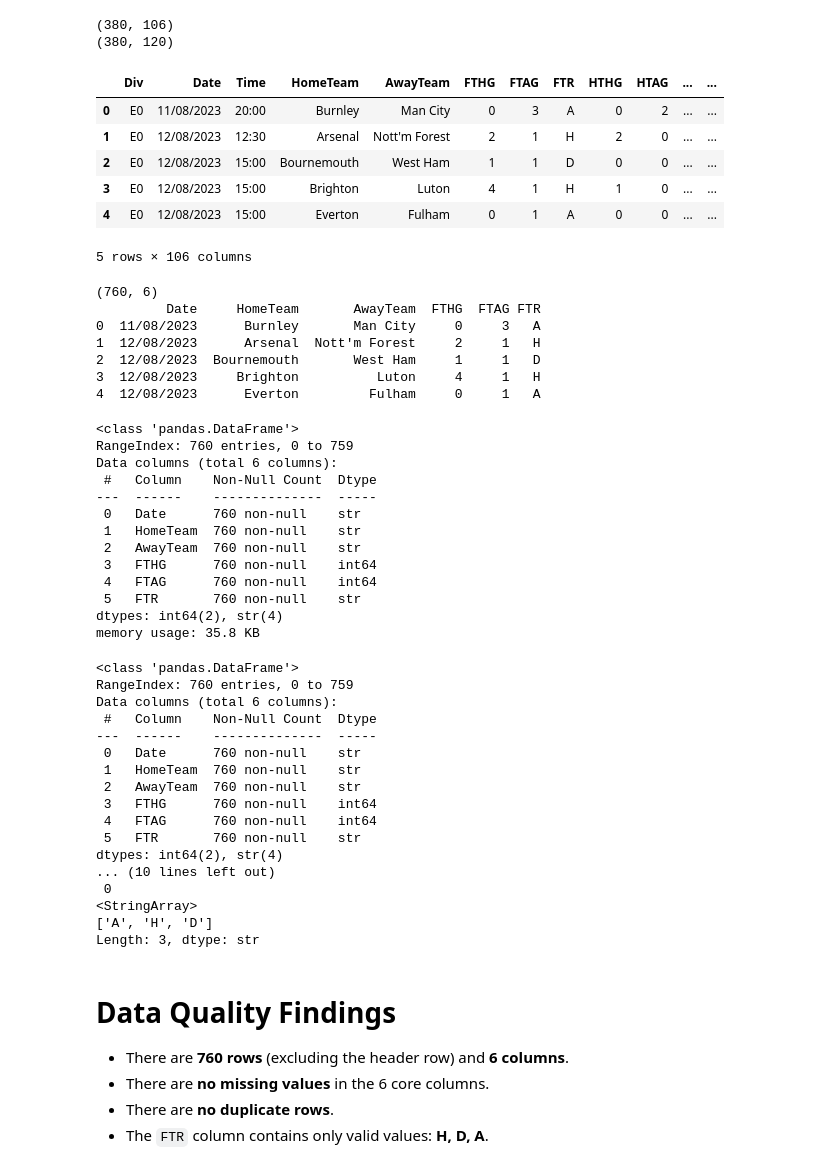
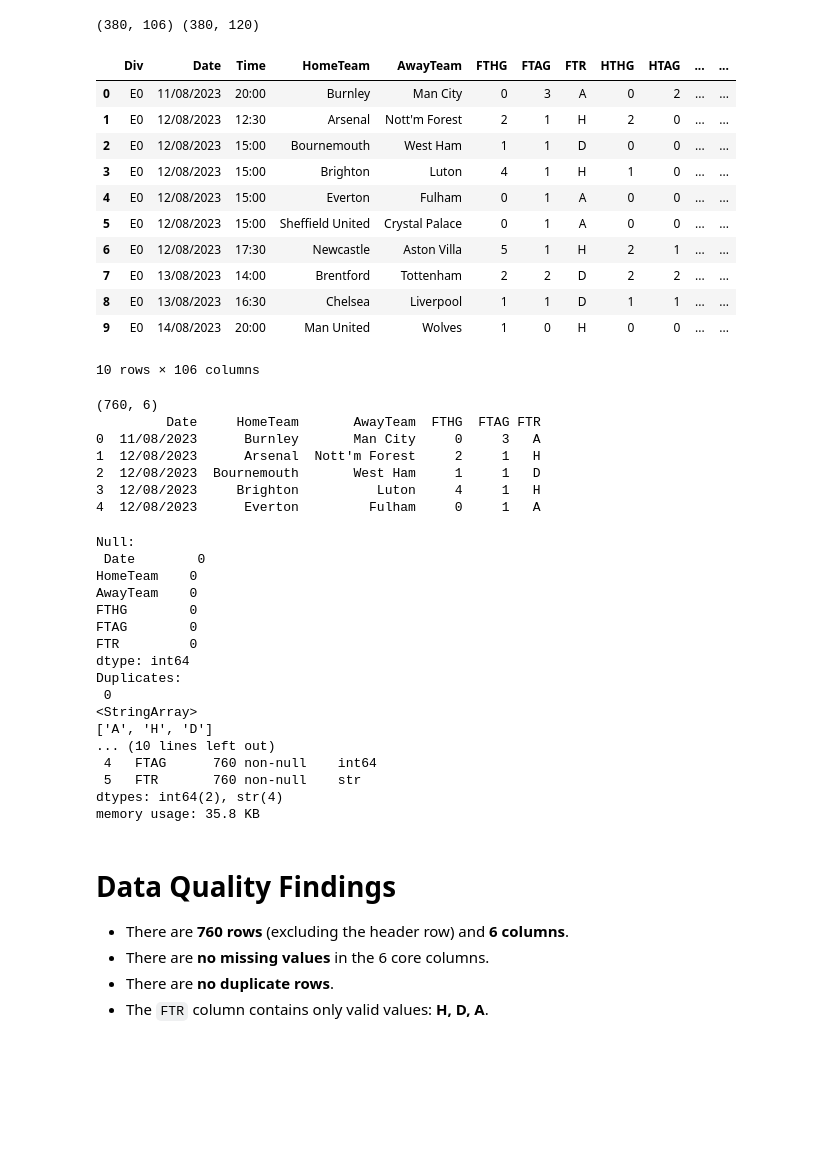
Before and after one commit to samuel618/epl_23-25, a Jupyter notebook: sports_analysis_epl_23-24_24-25.ipynb, the cells around one changed output. Drawn from its saved outputs; the diff is of its cells as text; code cells hidden in the pictures; blank space fills up the shorter version.

```diff
--- a/sports_analysis_epl_23-24_24-25.ipynb
+++ b/sports_analysis_epl_23-24_24-25.ipynb
@@ -2,23 +22,29 @@
 import pandas as pd
 from pathlib import Path
 
-base = Path.cwd().parent
-epl_2324 = pd.read_csv(base / "raw" / "EPL" / "EPL_23-24.csv")
-epl_2425 = pd.read_csv(base / "raw" / "EPL" / "EPL_24-25.csv")
+# Read csv from 23-24 and 24-25 seasons
+project_root = Path.cwd().parents[1]
+data_dir = project_root / "raw" / "EPL"
 
-print(epl_2324.shape)
-print(epl_2425.shape)
+epl_2324 = pd.read_csv(data_dir / "EPL_23-24.csv")
+epl_2425 = pd.read_csv(data_dir / "EPL_24-25.csv")
+
+print(epl_2324.shape, epl_2425.shape)
 # %% [output]
-(380, 106)
-(380, 120)
+(380, 106) (380, 120)
 # %%
-epl_2324.head()
+epl_2324.head(10)
 # %% [output]
 |  | Div | Date | Time | HomeTeam | AwayTeam | FTHG | FTAG | FTR | HTHG | HTAG | ... | ... |
 | 0 | E0 | 11/08/2023 | 20:00 | Burnley | Man City | 0 | 3 | A | 0 | 2 | ... | ... |
 | 1 | E0 | 12/08/2023 | 12:30 | Arsenal | Nott'm Forest | 2 | 1 | H | 2 | 0 | ... | ... |
 | 2 | E0 | 12/08/2023 | 15:00 | Bournemouth | West Ham | 1 | 1 | D | 0 | 0 | ... | ... |
 | 3 | E0 | 12/08/2023 | 15:00 | Brighton | Luton | 4 | 1 | H | 1 | 0 | ... | ... |
 | 4 | E0 | 12/08/2023 | 15:00 | Everton | Fulham | 0 | 1 | A | 0 | 0 | ... | ... |
+| 5 | E0 | 12/08/2023 | 15:00 | Sheffield United | Crystal Palace | 0 | 1 | A | 0 | 0 | ... | ... |
+| 6 | E0 | 12/08/2023 | 17:30 | Newcastle | Aston Villa | 5 | 1 | H | 2 | 1 | ... | ... |
+| 7 | E0 | 13/08/2023 | 14:00 | Brentford | Tottenham | 2 | 2 | D | 2 | 2 | ... | ... |
+| 8 | E0 | 13/08/2023 | 16:30 | Chelsea | Liverpool | 1 | 1 | D | 1 | 1 | ... | ... |
+| 9 | E0 | 14/08/2023 | 20:00 | Man United | Wolves | 1 | 0 | H | 0 | 0 | ... | ... |
-5 rows × 106 columns
+10 rows × 106 columns
 # %%
@@ -39,44 +67,29 @@ print(matches.head())
 3  12/08/2023     Brighton          Luton     4     1   H
 4  12/08/2023      Everton         Fulham     0     1   A
 # %%
+print("Null:\n", matches.isna().sum())
+print("Duplicates:\n", matches.duplicated().sum())
+print(matches["FTR"].unique())
+
 matches.info()
 # %% [output]
-<class 'pandas.DataFrame'>
-RangeIndex: 760 entries, 0 to 759
-Data columns (total 6 columns):
- #   Column    Non-Null Count  Dtype
----  ------    --------------  -----
- 0   Date      760 non-null    str
- 1   HomeTeam  760 non-null    str
- 2   AwayTeam  760 non-null    str
- 3   FTHG      760 non-null    int64
+Null:
+ Date        0
+HomeTeam    0
+AwayTeam    0
+FTHG        0
+FTAG        0
+FTR         0
+dtype: int64
+Duplicates:
+ 0
+<StringArray>
+['A', 'H', 'D']
+... (10 lines left out)
  4   FTAG      760 non-null    int64
  5   FTR       760 non-null    str
 dtypes: int64(2), str(4)
 memory usage: 35.8 KB
-# %%
-matches.info()
-print("Null:\n", matches.isna().sum())
-print("Duplicates:\n", matches.duplicated().sum())
-print(matches["FTR"].unique())
-# %% [output]
-<class 'pandas.DataFrame'>
-RangeIndex: 760 entries, 0 to 759
-Data columns (total 6 columns):
- #   Column    Non-Null Count  Dtype
----  ------    --------------  -----
- 0   Date      760 non-null    str
- 1   HomeTeam  760 non-null    str
- 2   AwayTeam  760 non-null    str
- 3   FTHG      760 non-null    int64
- 4   FTAG      760 non-null    int64
- 5   FTR       760 non-null    str
-dtypes: int64(2), str(4)
-... (10 lines left out)
- 0
-<StringArray>
-['A', 'H', 'D']
-Length: 3, dtype: str
 # %% [markdown]
 # Data Quality Findings
 
```
Also changed, not shown: parts of 25 cells of this notebook, 1 other file.
